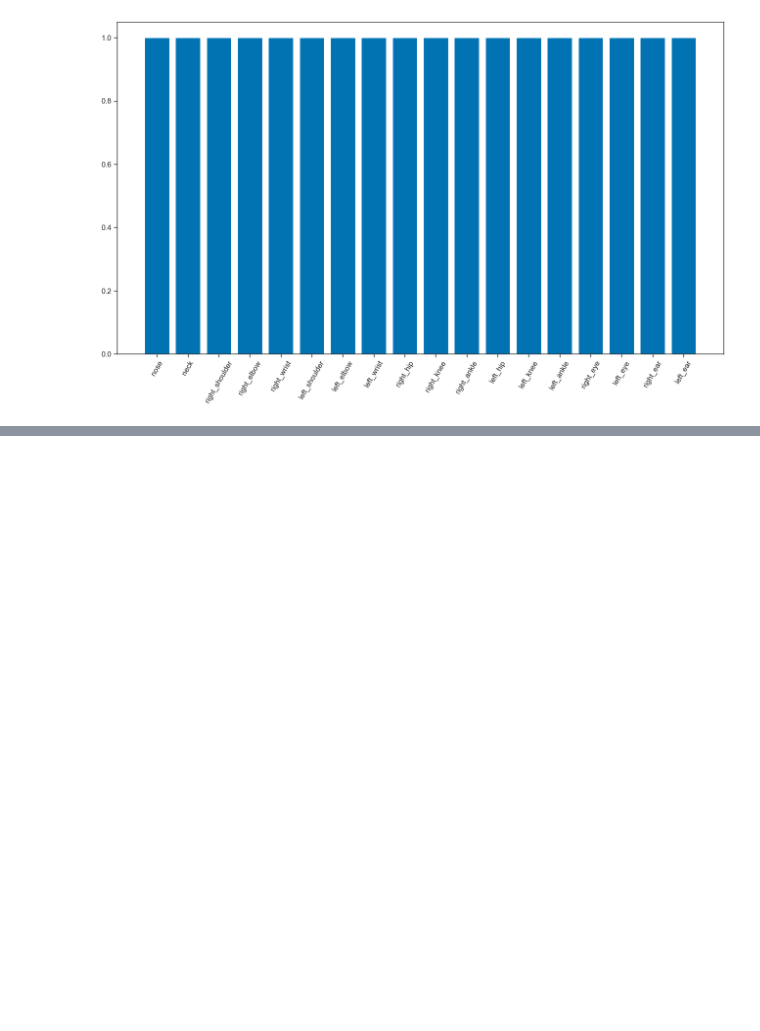
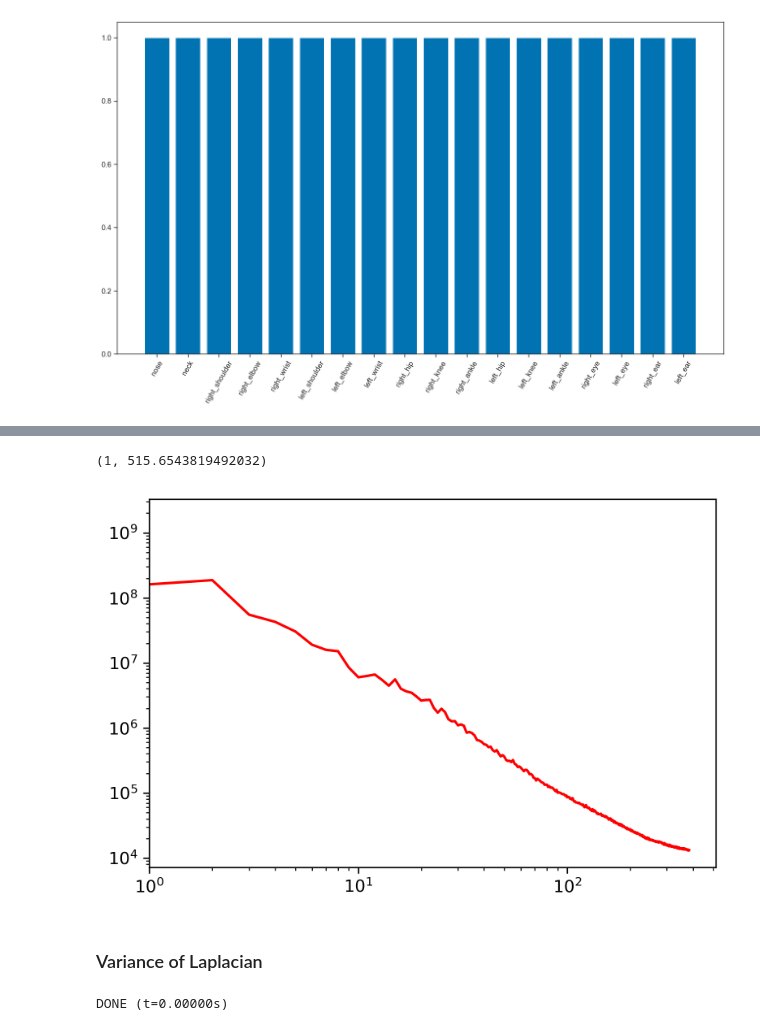
Before and after one commit to Unity-Technologies/pysolotools, a Jupyter notebook: examples/Solo_Stats.ipynb, the cells around one changed output, grey strips where cells are left out. Cells and saved outputs as stored; diff of their text form; code cells hidden in the pictures; blank space fills up the shorter version.

```diff
--- a/examples/Solo_Stats.ipynb
+++ b/examples/Solo_Stats.ipynb
@@ -198,0 +222,15 @@ plt.show()
+# %%
+fig, ax = plt.subplots(dpi=300)
+ax.plot(avg_psd_1d, color="red", label="PSD")
+ax.set_xscale('log')
+ax.set_yscale('log')
+plt.xlim([1, None])
+# %% [output]
+(1, 515.6543819492032)
+[figure, added]
+# %% [markdown]
+### Variance of Laplacian
+# %%
+bg_vars, fg_vars = stats.get_var_laplacian()
+# %% [output]
+DONE (t=0.00000s)
```
Also changed, not shown: parts of 8 cells of this notebook.
